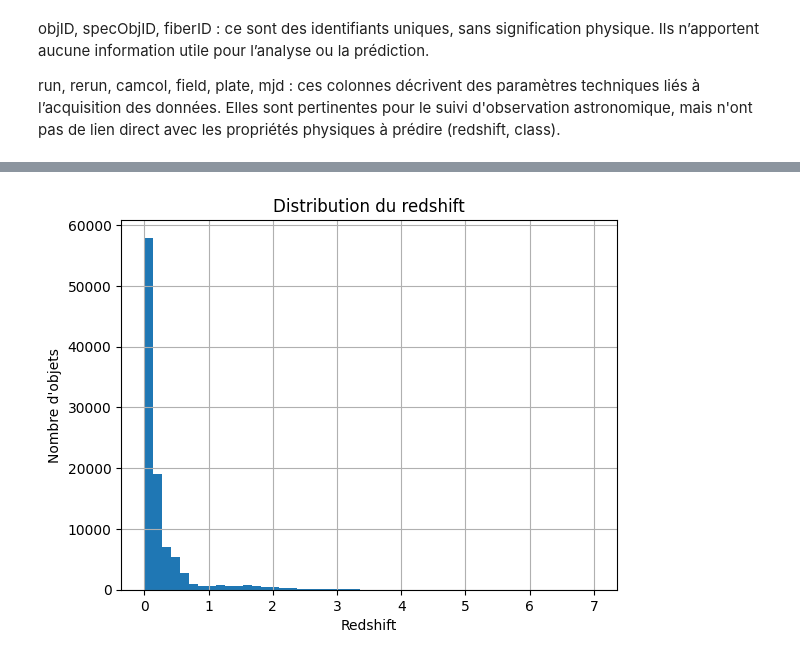
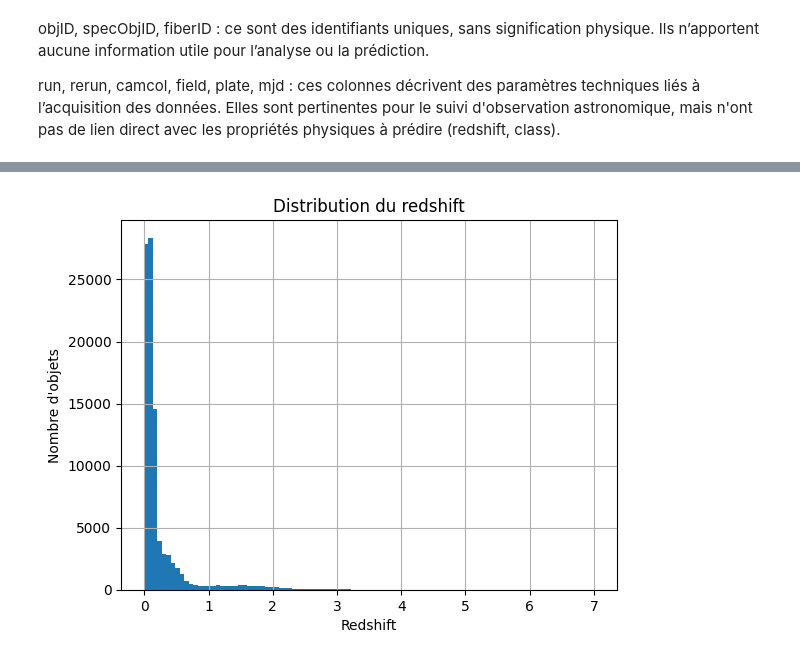
Before and after one commit to FDSena/SDSS_PROJECT_DA, a Jupyter notebook: projet.ipynb, the cells around one changed output, grey strips where cells are left out. Saved outputs shown, nothing was run; the diff lists cells and outputs as text; code cells hidden in the pictures.

```diff
--- a/projet.ipynb
+++ b/projet.ipynb
@@ -64,0 +79,4 @@ df.head(10)
+# %%
+# Supprimer les lignes contenant -9999 dans les colonnes
+df = df[~df.isin([-9999, -9999.0, -9999.00000]).any(axis=1)]
+df
@@ -97,8 +120,8 @@ Quelques objets rares présentent un redshift élevé (> 2), correspondant gén
 # %%
-df["redshift"].hist(bins=50)
+df["redshift"].hist(bins=100)
 plt.title("Distribution du redshift")
 plt.xlabel("Redshift")
 plt.ylabel("Nombre d'objets")
 plt.show()
 # %% [output]
-[figure, old version]
+[figure, new version]
```
Also changed, not shown: parts of 44 cells of this notebook.
